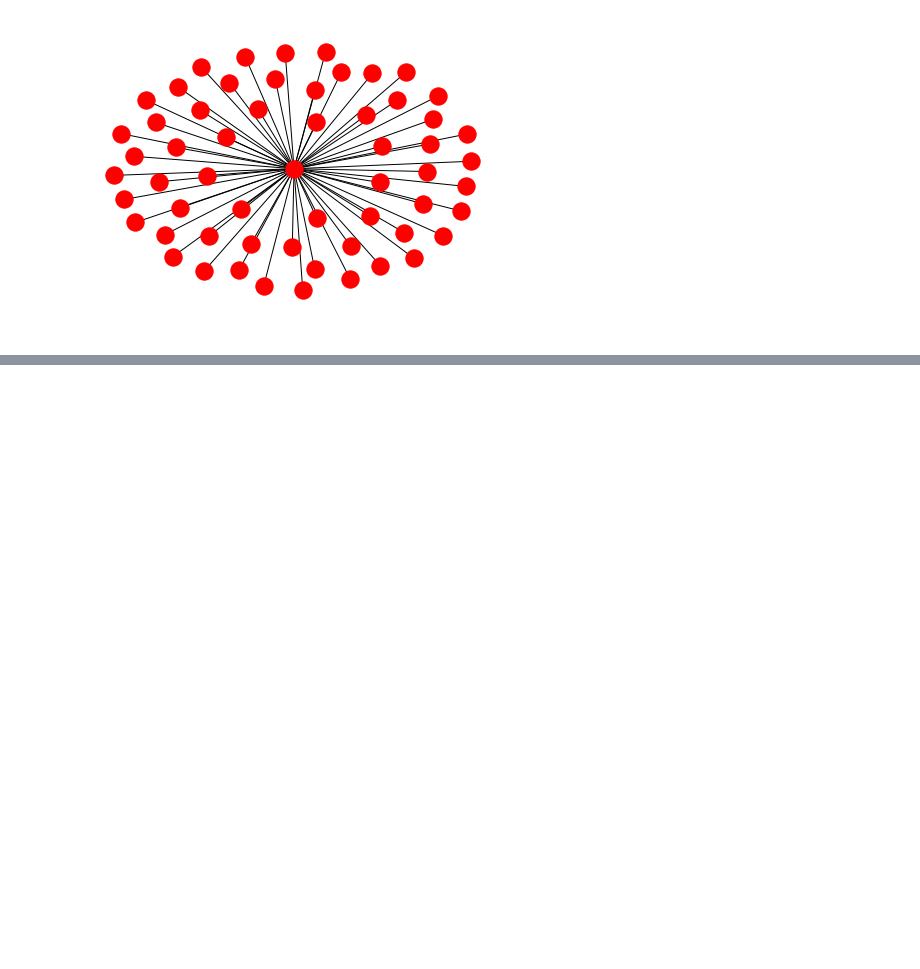
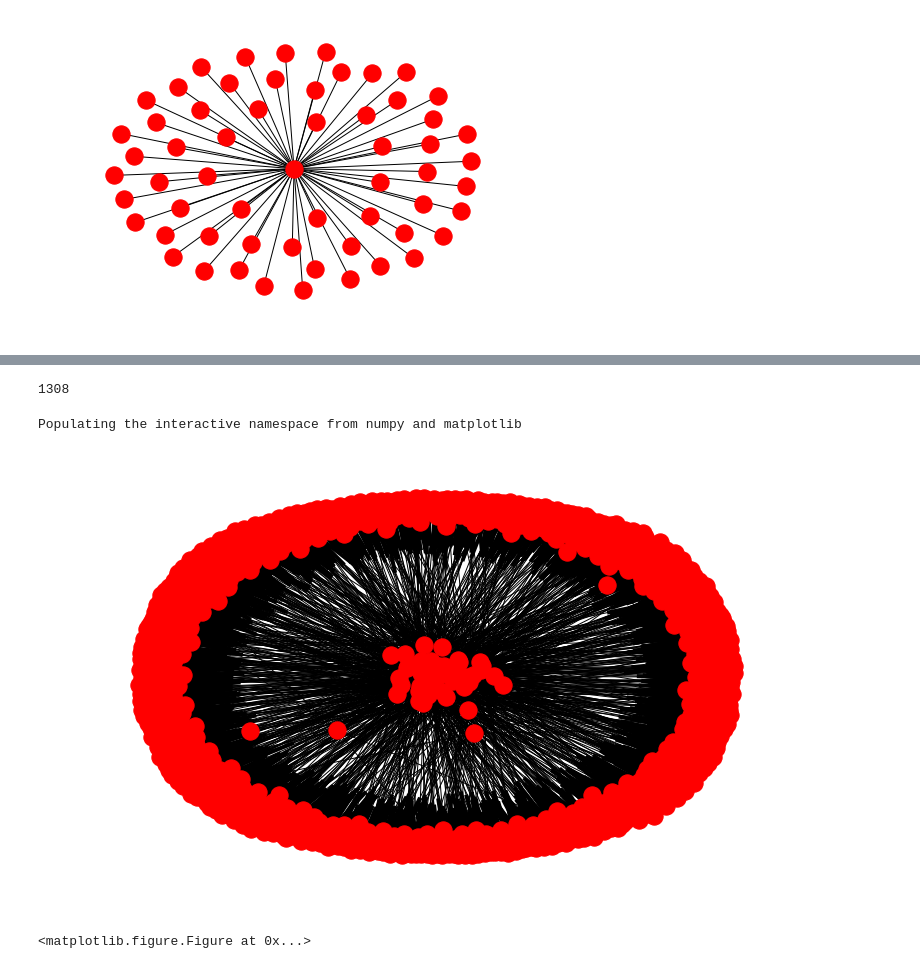
Before and after one commit to jprominski/PLOS_Capstone, a Jupyter notebook: Manual_Parsing_Pragati-PMC-nxmls.ipynb, the cells around one changed output, grey strips where cells are left out. Drawn from its saved outputs; the diff is of its cells as text; code cells hidden in the pictures; blank space fills up the shorter version.

Commit message:
Network Graph on Subset
contains code for network graph using a subset of 50 papers.

```diff
--- a/Manual_Parsing_Pragati-PMC-nxmls.ipynb
+++ b/Manual_Parsing_Pragati-PMC-nxmls.ipynb
@@ -225,0 +229,22 @@ plt.show()
+# %%
+edges1=list(itertools.chain.from_iterable(edges))
+len(edges1)
+# %% [output]
+1308
+# %%
+G=nx.DiGraph()
+G.add_nodes_from(nodes)
+G.add_edges_from(edges1)
+# %%
+%pylab inline
+pylab.rcParams['figure.figsize'] = (10, 6)
+# %% [output]
+Populating the interactive namespace from numpy and matplotlib
+# %%
+import matplotlib.pyplot as plt
+nx.draw(G,with_labels=False)
+plt.show()
+plt.savefig("network100.pdf")
+# %% [output]
+[figure, added]
+<matplotlib.figure.Figure at 0x...>
```
Also changed, not shown: parts of 13 cells of this notebook.
